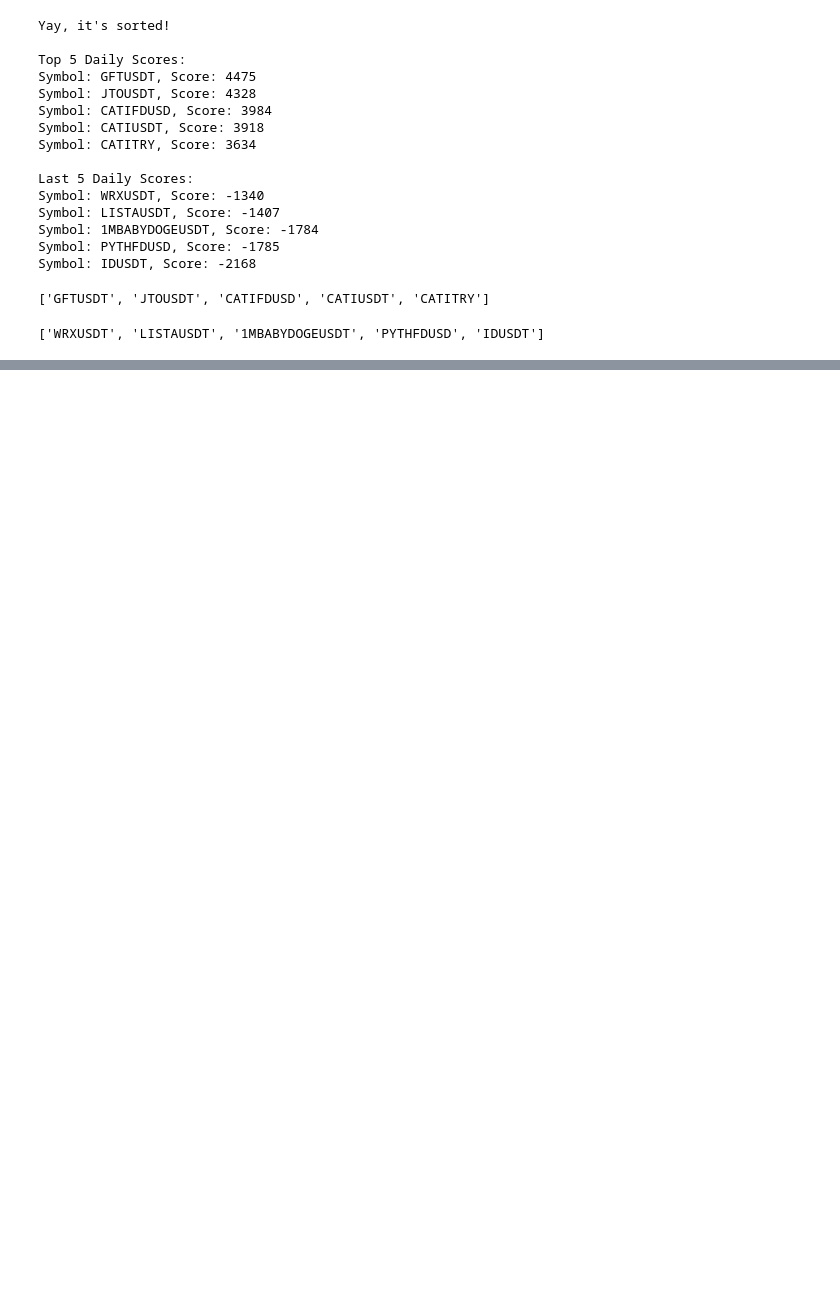
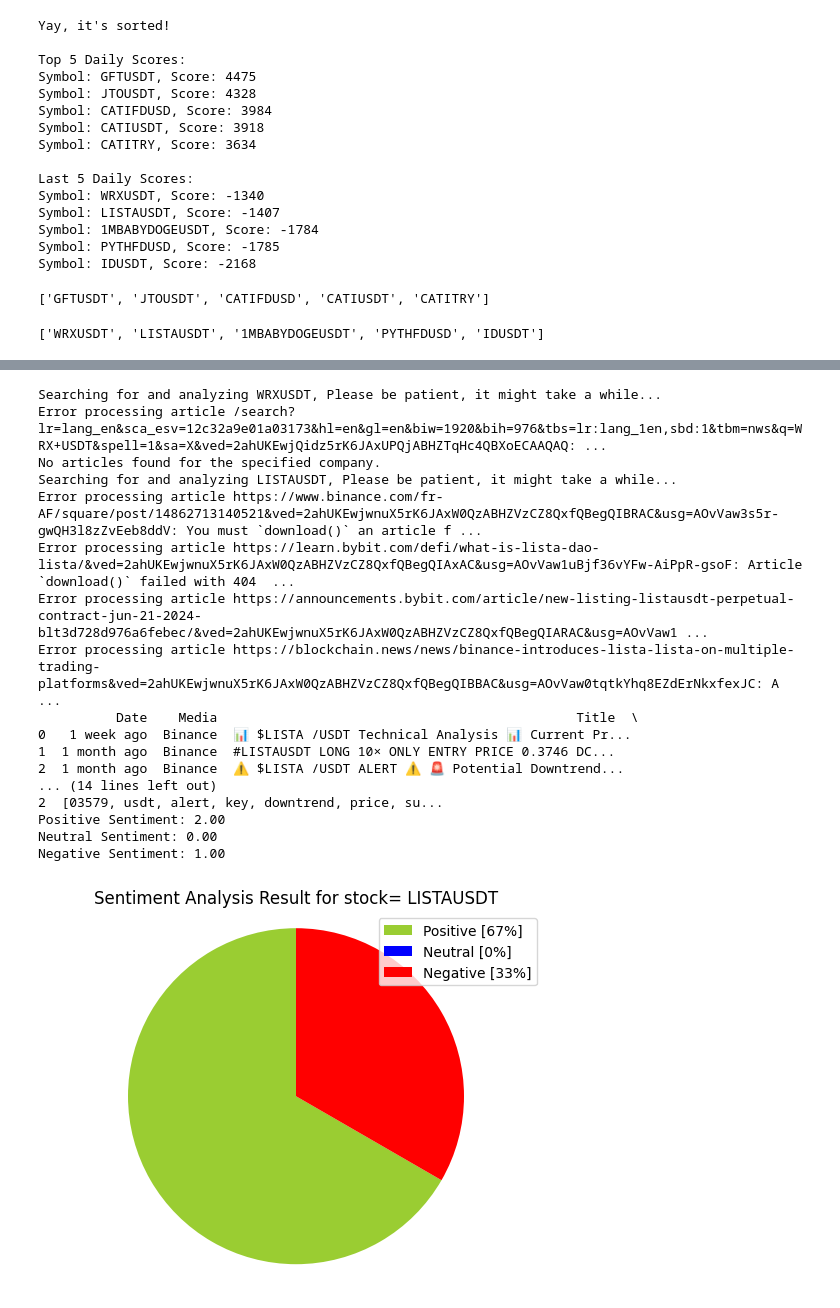
Before and after one commit to sd2879/quant_track_crypto, a Jupyter notebook: quant_track_crypto.ipynb, the cells around one changed output, grey strips where cells are left out. Saved outputs shown, nothing was run; the diff lists cells and outputs as text; code cells hidden in the pictures; blank space fills up the shorter version.

```diff
--- a/quant_track_crypto.ipynb
+++ b/quant_track_crypto.ipynb
@@ -774,7 +792,6 @@ config = Config()
 config.browser_user_agent = user_agent
 config.request_timeout = 10
 
-top_symbols_only = ['GFTUSDT', 'JTOUSDT', 'CATIFDUSD', 'CATIUSDT', 'CATITRY']
 
 def analyze_sentiment(company_name):
     print(f'Searching for and analyzing {company_name}, Please be patient, it might take a while...')
@@ -877,7 +894,7 @@ def analyze_sentiment(company_name):
         plt.show()
 
 # Call the function for each symbol
-for symbol in top_symbols_only:
+for symbol in last_symbols_only:
     analyze_sentiment(symbol)
 
 def word_cloud(text):
@@ -889,6 +906,4 @@ def word_cloud(text):
     ax.axis("off")
     fig.tight_layout(pad=0)
     plt.show()
-
-print('Wordcloud for ' + company_name)
-word_cloud(news_df['Summary'].values)
+# %% [output]
@@ -894,0 +912,18 @@ word_cloud(news_df['Summary'].values)
+Searching for and analyzing WRXUSDT, Please be patient, it might take a while...
+Error processing article /search?lr=lang_en&sca_esv=12c32a9e01a03173&hl=en&gl=en&biw=1920&bih=976&tbs=lr:lang_1en,sbd:1&tbm=nws&q=WRX+USDT&spell=1&sa=X&ved=2ahUKEwjQidz5rK6JAxUPQjABHZTqHc4QBXoECAAQAQ: ...
+No articles found for the specified company.
+Searching for and analyzing LISTAUSDT, Please be patient, it might take a while...
+Error processing article https://www.binance.com/fr-AF/square/post/14862713140521&ved=2ahUKEwjwnuX5rK6JAxW0QzABHZVzCZ8QxfQBegQIBRAC&usg=AOvVaw3s5r-gwQH3l8zZvEeb8ddV: You must `download()` an article f ...
+Error processing article https://learn.bybit.com/defi/what-is-lista-dao-lista/&ved=2ahUKEwjwnuX5rK6JAxW0QzABHZVzCZ8QxfQBegQIAxAC&usg=AOvVaw1uBjf36vYFw-AiPpR-gsoF: Article `download()` failed with 404  ...
+Error processing article https://announcements.bybit.com/article/new-listing-listausdt-perpetual-contract-jun-21-2024-blt3d728d976a6febec/&ved=2ahUKEwjwnuX5rK6JAxW0QzABHZVzCZ8QxfQBegQIARAC&usg=AOvVaw1 ...
+Error processing article https://blockchain.news/news/binance-introduces-lista-lista-on-multiple-trading-platforms&ved=2ahUKEwjwnuX5rK6JAxW0QzABHZVzCZ8QxfQBegQIBBAC&usg=AOvVaw0tqtkYhq8EZdErNkxfexJC: A ...
+          Date    Media                                              Title  \
+0   1 week ago  Binance  📊 $LISTA /USDT Technical Analysis 📊 Current Pr...
+1  1 month ago  Binance  #LISTAUSDT LONG 10× ONLY ENTRY PRICE 0.3746 DC...
+2  1 month ago  Binance  ⚠️ $LISTA /USDT ALERT ⚠️ 🚨 Potential Downtrend...
+... (14 lines left out)
+2  [03579, usdt, alert, key, downtrend, price, su...
+Positive Sentiment: 2.00
+Neutral Sentiment: 0.00
+Negative Sentiment: 1.00
+[figure, added]
```
Also changed, not shown: parts of 14 cells of this notebook, 1 other file.
